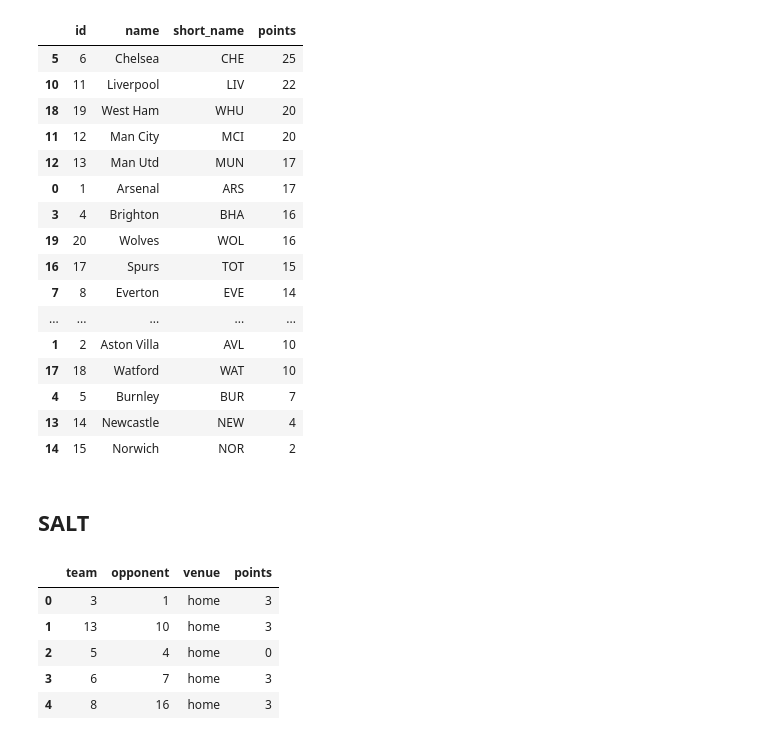
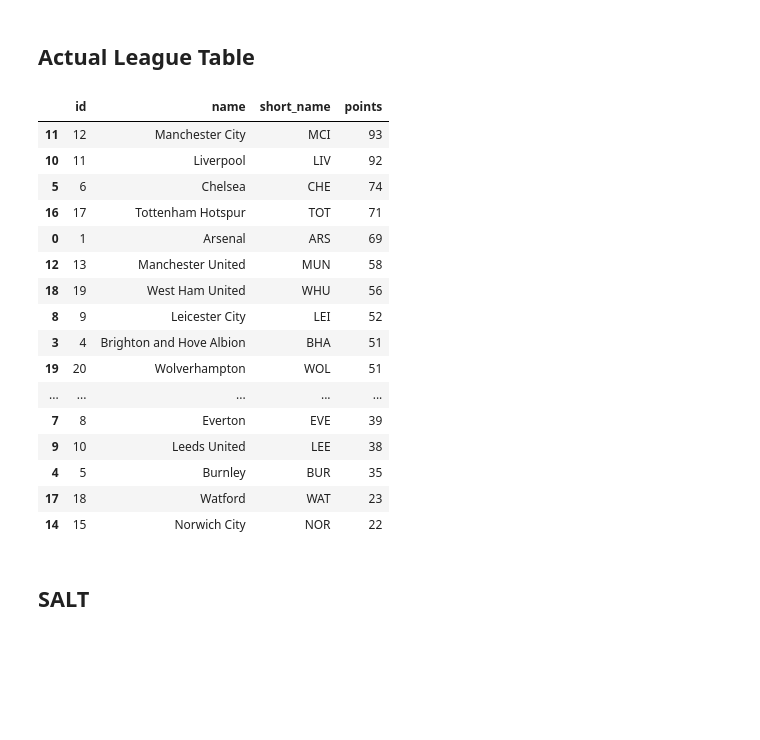
Before and after one commit to Fournierp/FPL, a Jupyter notebook: analysis/SALT.ipynb, the cells around one changed output. Saved outputs shown, nothing was run; the diff lists cells and outputs as text; code cells hidden in the pictures; blank space fills up the shorter version.

```diff
--- a/analysis/SALT.ipynb
+++ b/analysis/SALT.ipynb
@@ -17,5 +85,0 @@ results = (
-# %%
-league_table = pd.read_csv(
-    '../data/fpl_official/vaastav/data/2021-22/teams.csv'
-    )[['id', 'name', 'short_name']]
-league_table['points'] = 0
@@ -52,24 +86,40 @@ def aggregate_points(team):
+# %%
+league_table = league_table.replace({
+    'Brighton': 'Brighton and Hove Albion',
+    'Leicester': 'Leicester City',
+    'Leeds': 'Leeds United',
+    'Man City': 'Manchester City',
+    'Man Utd': 'Manchester United',
+    'Norwich': 'Norwich City',
+    'Spurs': 'Tottenham Hotspur',
+    'West Ham': 'West Ham United',
+    'Wolves': 'Wolverhampton'
+})
+# %% [markdown]
+## Actual League Table
 # %%
-lt = (league_table.id.map(aggregate_points))
-league_table['points'] = lt
-league_table.sort_values(by=['points'], ascending=False)
+from SALT import SALT
+
+salt = SALT(fixtures, league_table)
+salt.lt()
+salt.league_table.sort_values(by=['points'], ascending=False)
 # %% [output]
 |  | id | name | short_name | points |
-| 5 | 6 | Chelsea | CHE | 25 |
-| 10 | 11 | Liverpool | LIV | 22 |
-| 18 | 19 | West Ham | WHU | 20 |
-| 11 | 12 | Man City | MCI | 20 |
-| 12 | 13 | Man Utd | MUN | 17 |
-| 0 | 1 | Arsenal | ARS | 17 |
-| 3 | 4 | Brighton | BHA | 16 |
-| 19 | 20 | Wolves | WOL | 16 |
-| 16 | 17 | Spurs | TOT | 15 |
-| 7 | 8 | Everton | EVE | 14 |
+| 11 | 12 | Manchester City | MCI | 93 |
+| 10 | 11 | Liverpool | LIV | 92 |
+| 5 | 6 | Chelsea | CHE | 74 |
+| 16 | 17 | Tottenham Hotspur | TOT | 71 |
+| 0 | 1 | Arsenal | ARS | 69 |
+| 12 | 13 | Manchester United | MUN | 58 |
+| 18 | 19 | West Ham United | WHU | 56 |
+| 8 | 9 | Leicester City | LEI | 52 |
+| 3 | 4 | Brighton and Hove Albion | BHA | 51 |
+| 19 | 20 | Wolverhampton | WOL | 51 |
 | ... | ... | ... | ... | ... |
-| 1 | 2 | Aston Villa | AVL | 10 |
-| 17 | 18 | Watford | WAT | 10 |
-| 4 | 5 | Burnley | BUR | 7 |
-| 13 | 14 | Newcastle | NEW | 4 |
-| 14 | 15 | Norwich | NOR | 2 |
+| 7 | 8 | Everton | EVE | 39 |
+| 9 | 10 | Leeds United | LEE | 38 |
+| 4 | 5 | Burnley | BUR | 35 |
+| 17 | 18 | Watford | WAT | 23 |
+| 14 | 15 | Norwich City | NOR | 22 |
 # %% [markdown]
 ## SALT
@@ -116,11 +125,0 @@ away_results = (away_results
-# %%
-all_results = pd.concat(
-    [home_results, away_results], ignore_index=True)
-all_results.head()
-# %% [output]
-|  | team | opponent | venue | points |
-| 0 | 3 | 1 | home | 3 |
-| 1 | 13 | 10 | home | 3 |
-| 2 | 5 | 4 | home | 0 |
-| 3 | 6 | 7 | home | 3 |
-| 4 | 8 | 16 | home | 3 |
```
Also changed, not shown: parts of 26 cells of this notebook, 1 other file.
